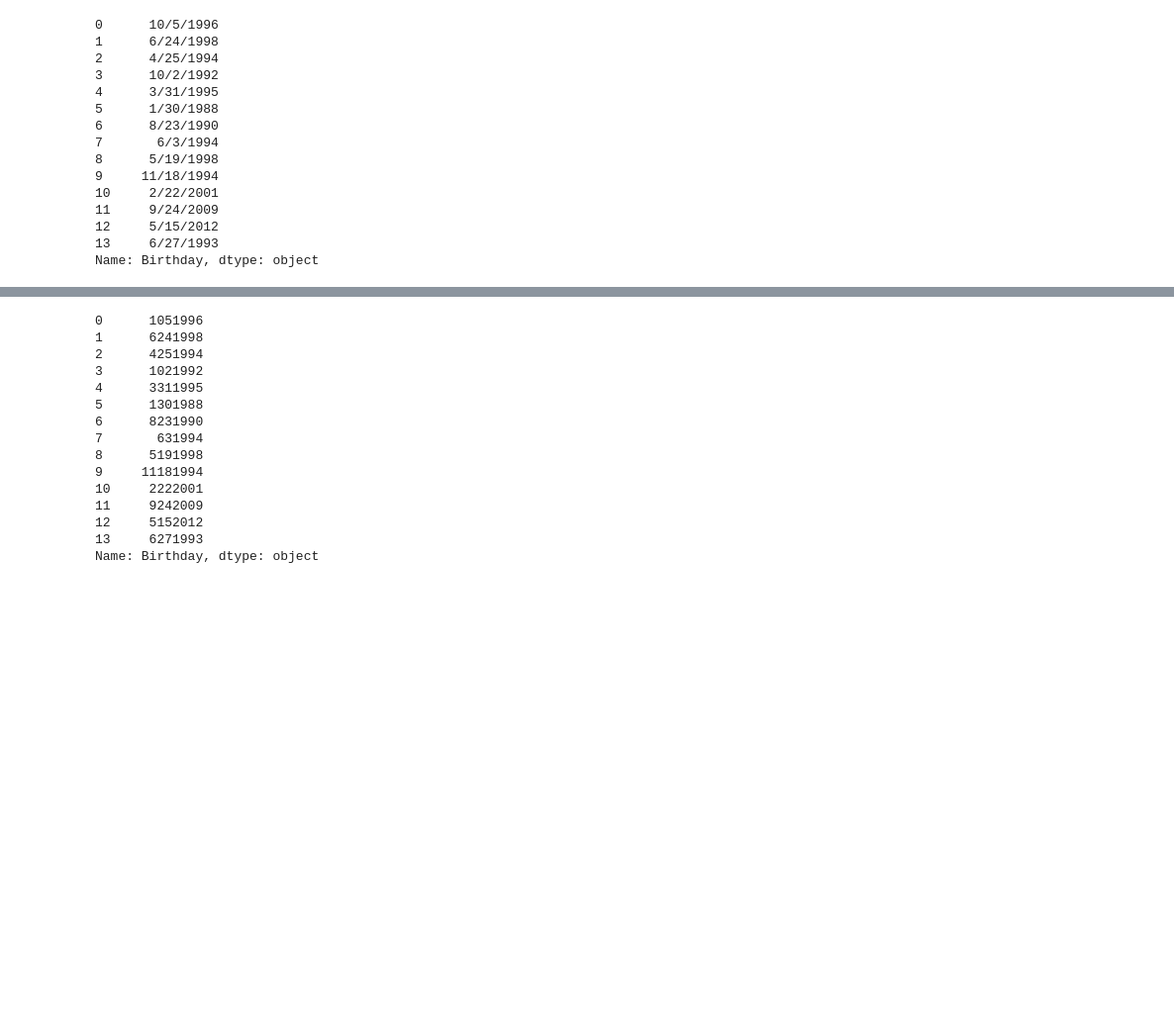
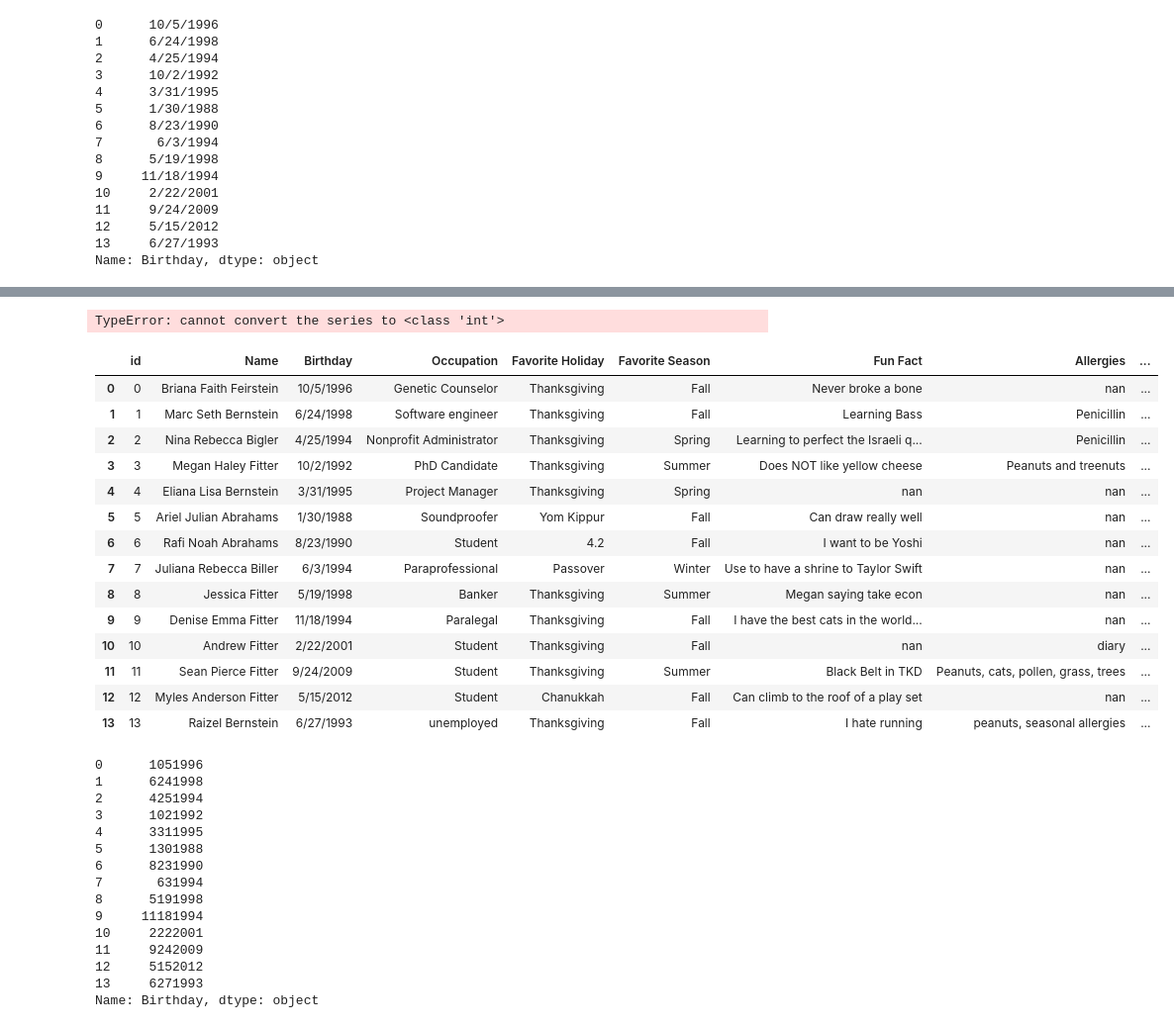
Before and after one commit to MarcBernstein0/raizel-practice-questions, a Jupyter notebook: notebook/family.ipynb, the cells around one changed output, grey strips where cells are left out. Shown at 99% size. Saved outputs shown, nothing was run; the diff lists cells and outputs as text; code cells hidden in the pictures; blank space fills up the shorter version.

Commit message:
dateimte and style.set_properties

```diff
--- a/notebook/family.ipynb
+++ b/notebook/family.ipynb
@@ -165,3 +183,29 @@ Name: Birthday, dtype: object
+# %%
+now = pd.datetime.now()
+df['days_old'] = now - pd.to_datetime(df['Birthday'])
+# %%
+import datetime as dt
+dt.datetime(df['Birthday']).year
+# %% [output]
+TypeError: cannot convert the series to <class 'int'>
+# %%
+df.style.set_properties(subset=['Occupation', 'Fun Fact'], **{'width':'150px'})
+# %% [output]
+|  | id | Name | Birthday | Occupation | Favorite Holiday | Favorite Season | Fun Fact | Allergies | ... |
+| 0 | 0 | Briana Faith Feirstein | 10/5/1996 | Genetic Counselor | Thanksgiving | Fall | Never broke a bone | nan | ... |
+| 1 | 1 | Marc Seth Bernstein | 6/24/1998 | Software engineer | Thanksgiving | Fall | Learning Bass | Penicillin | ... |
+| 2 | 2 | Nina Rebecca Bigler | 4/25/1994 | Nonprofit Administrator | Thanksgiving | Spring | Learning to perfect the Israeli q... | Penicillin | ... |
+| 3 | 3 | Megan Haley Fitter | 10/2/1992 | PhD Candidate | Thanksgiving | Summer | Does NOT like yellow cheese | Peanuts and treenuts | ... |
+| 4 | 4 | Eliana Lisa Bernstein | 3/31/1995 | Project Manager | Thanksgiving | Spring | nan | nan | ... |
+| 5 | 5 | Ariel Julian Abrahams | 1/30/1988 | Soundproofer | Yom Kippur | Fall | Can draw really well | nan | ... |
+| 6 | 6 | Rafi Noah Abrahams | 8/23/1990 | Student | 4.2 | Fall | I want to be Yoshi | nan | ... |
+| 7 | 7 | Juliana Rebecca Biller | 6/3/1994 | Paraprofessional | Passover | Winter | Use to have a shrine to Taylor Swift | nan | ... |
+| 8 | 8 | Jessica Fitter | 5/19/1998 | Banker | Thanksgiving | Summer | Megan saying take econ | nan | ... |
+| 9 | 9 | Denise Emma Fitter | 11/18/1994 | Paralegal | Thanksgiving | Fall | I have the best cats in the world... | nan | ... |
+| 10 | 10 | Andrew Fitter | 2/22/2001 | Student | Thanksgiving | Fall | nan | diary | ... |
+| 11 | 11 | Sean Pierce Fitter | 9/24/2009 | Student | Thanksgiving | Summer | Black Belt in TKD | Peanuts, cats, pollen, grass, trees | ... |
+| 12 | 12 | Myles Anderson Fitter | 5/15/2012 | Student | Chanukkah | Fall | Can climb to the roof of a play set | nan | ... |
+| 13 | 13 | Raizel Bernstein | 6/27/1993 | unemployed | Thanksgiving | Fall | I hate running | peanuts, seasonal allergies | ... |
 # %%
 df['Birthday'].dtypes
 df['Birthday'].str.replace('/','')
```
Also changed, not shown: parts of 1 cell of this notebook.
